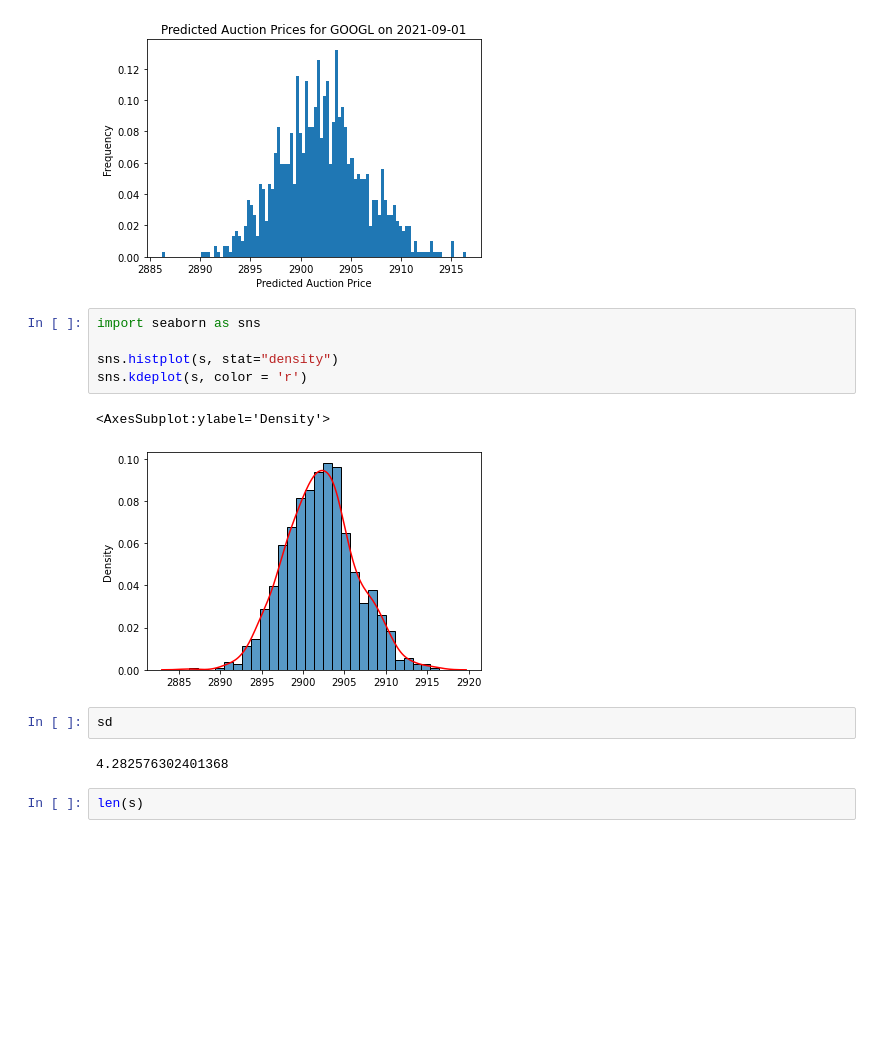
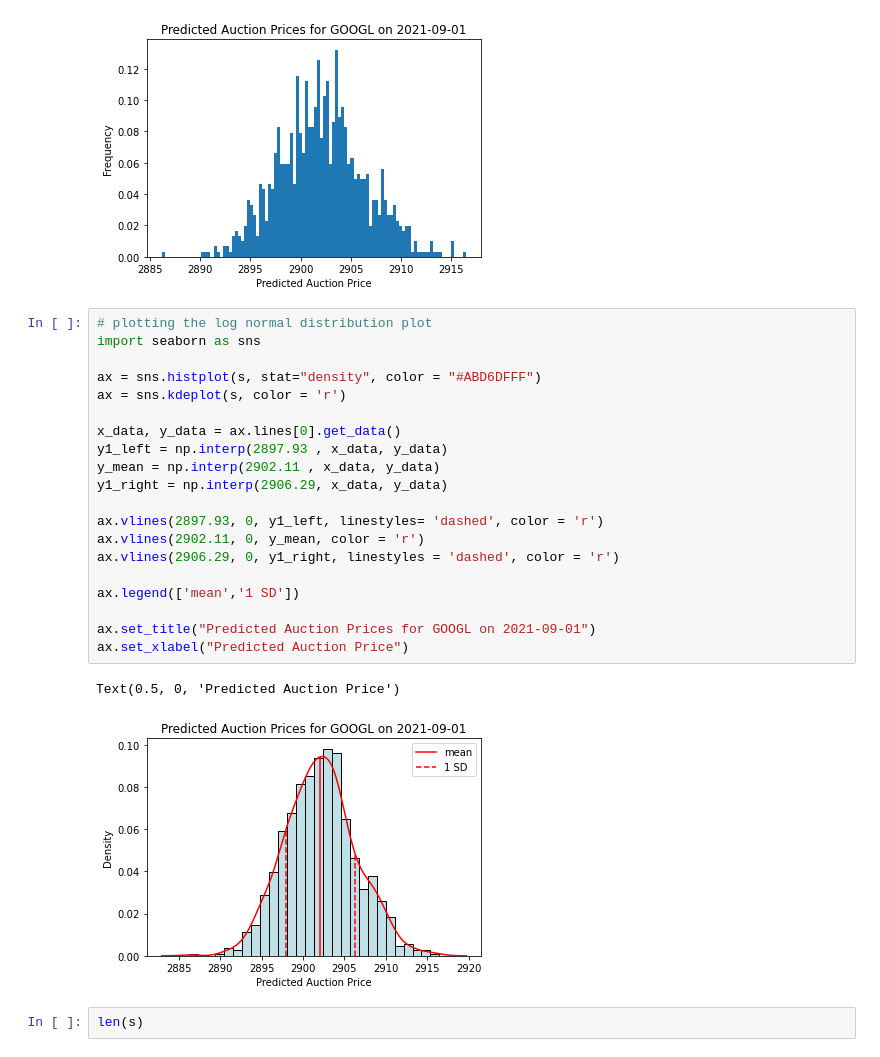
Before and after one commit to matthew-lim/Vanguard-Volatility-Project, a Jupyter notebook: EWMA_Models-1A,1B,1C.ipynb, the cells around one changed output. Drawn from its saved outputs; the diff is of its cells as text; blank space fills up the shorter version.

Commit message:
vertical lines, legend, axis labels, and title added

```diff
--- a/EWMA_Models-1A,1B,1C.ipynb
+++ b/EWMA_Models-1A,1B,1C.ipynb
@@ -323,18 +323,29 @@ plt.axis('tight')
 plt.show()
 # %% [output]
 [figure]
-# %%
-import seaborn as sns
-
-sns.histplot(s, stat="density")
-sns.kdeplot(s, color = 'r')
-# %% [output]
-<AxesSubplot:ylabel='Density'>
-[figure, removed]
-# %%
-sd
-# %% [output]
-4.282576302401368
+# %%
+# plotting the log normal distribution plot
+import seaborn as sns
+
+ax = sns.histplot(s, stat="density", color = "#ABD6DFFF")
+ax = sns.kdeplot(s, color = 'r')
+
+x_data, y_data = ax.lines[0].get_data()
+y1_left = np.interp(2897.93 , x_data, y_data)
+y_mean = np.interp(2902.11 , x_data, y_data)
+y1_right = np.interp(2906.29, x_data, y_data)
+
+ax.vlines(2897.93, 0, y1_left, linestyles= 'dashed', color = 'r')
+ax.vlines(2902.11, 0, y_mean, color = 'r')
+ax.vlines(2906.29, 0, y1_right, linestyles = 'dashed', color = 'r')
+
+ax.legend(['mean','1 SD'])
+
+ax.set_title("Predicted Auction Prices for GOOGL on 2021-09-01")
+ax.set_xlabel("Predicted Auction Price")
+# %% [output]
+Text(0.5, 0, 'Predicted Auction Price')
+[figure, added]
 # %%
 len(s)
 # %% [output]
```
